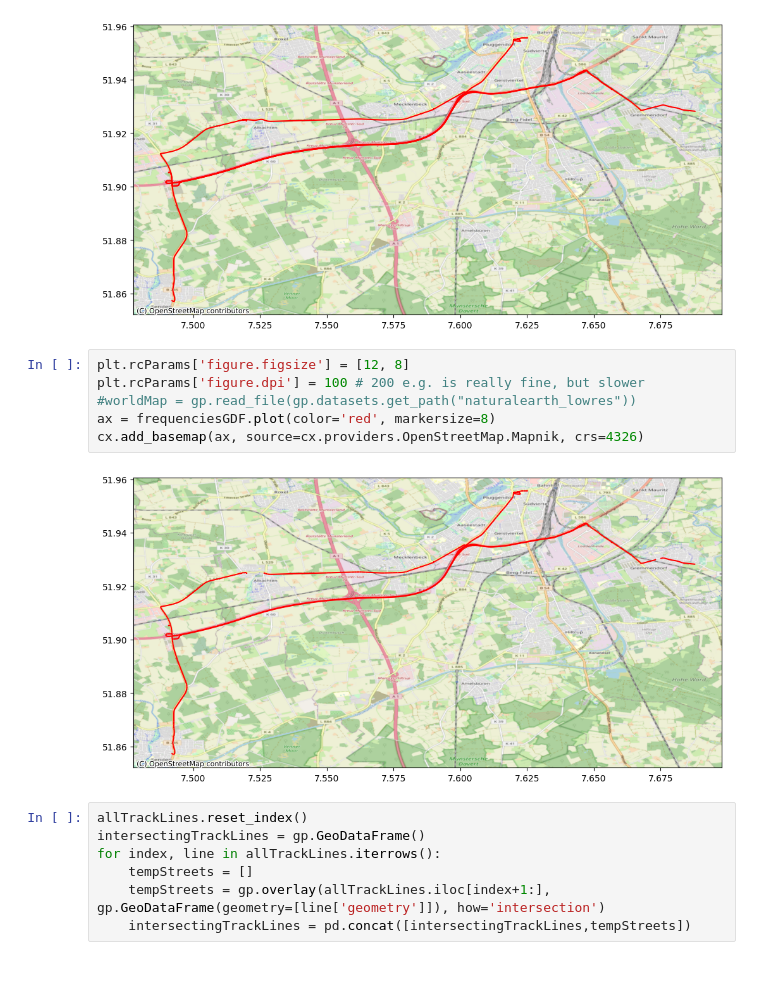
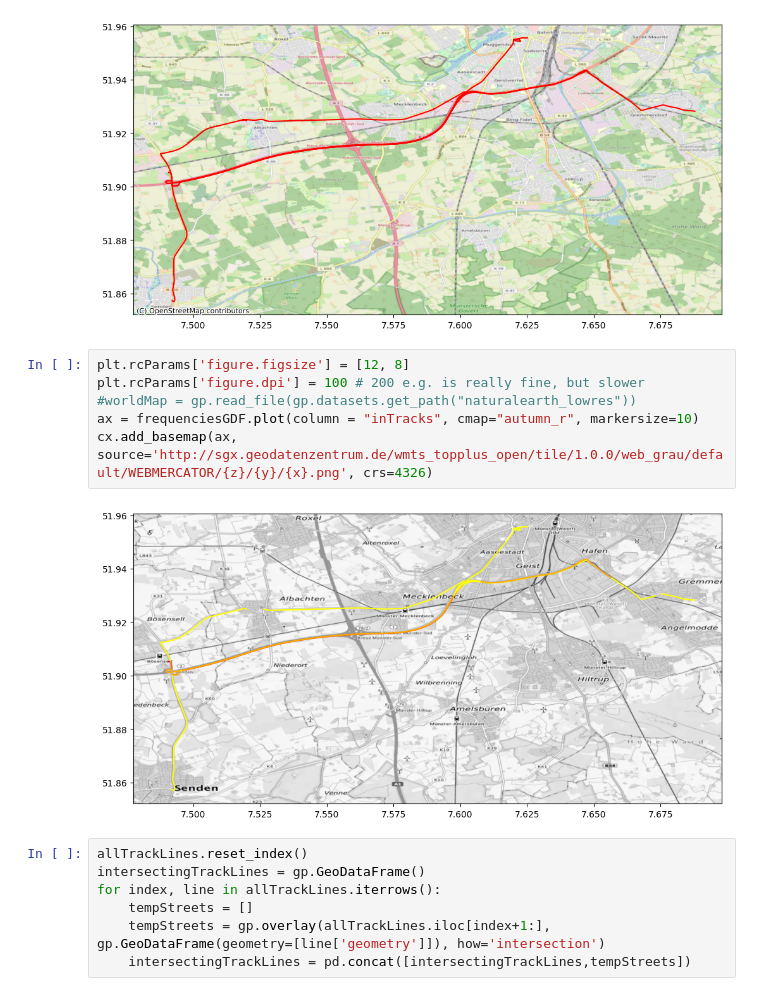
Before and after one commit to bogeo/envirocar-map-matching-notebook, a Jupyter notebook: enviroCarMethods.ipynb, the cells around one changed output. Saved outputs shown, nothing was run; the diff lists cells and outputs as text.

```diff
--- a/enviroCarMethods.ipynb
+++ b/enviroCarMethods.ipynb
@@ -518,11 +506,11 @@ cx.add_basemap(ax, source=cx.providers.OpenStreetMap.Mapnik, crs=4326)
 # %%
 plt.rcParams['figure.figsize'] = [12, 8]
 plt.rcParams['figure.dpi'] = 100 # 200 e.g. is really fine, but slower
 #worldMap = gp.read_file(gp.datasets.get_path("naturalearth_lowres"))
-ax = frequenciesGDF.plot(color='red', markersize=8)
-cx.add_basemap(ax, source=cx.providers.OpenStreetMap.Mapnik, crs=4326)
+ax = frequenciesGDF.plot(column = "inTracks", cmap="autumn_r", markersize=10)
+cx.add_basemap(ax, source='http://sgx.geodatenzentrum.de/wmts_topplus_open/tile/1.0.0/web_grau/default/WEBMERCATOR/{z}/{y}/{x}.png', crs=4326)
 # %% [output]
-[figure, old version]
+[figure, new version]
 # %%
 allTrackLines.reset_index()
 intersectingTrackLines = gp.GeoDataFrame()
```
Also changed, not shown: parts of 6 cells of this notebook, 1 other file.
